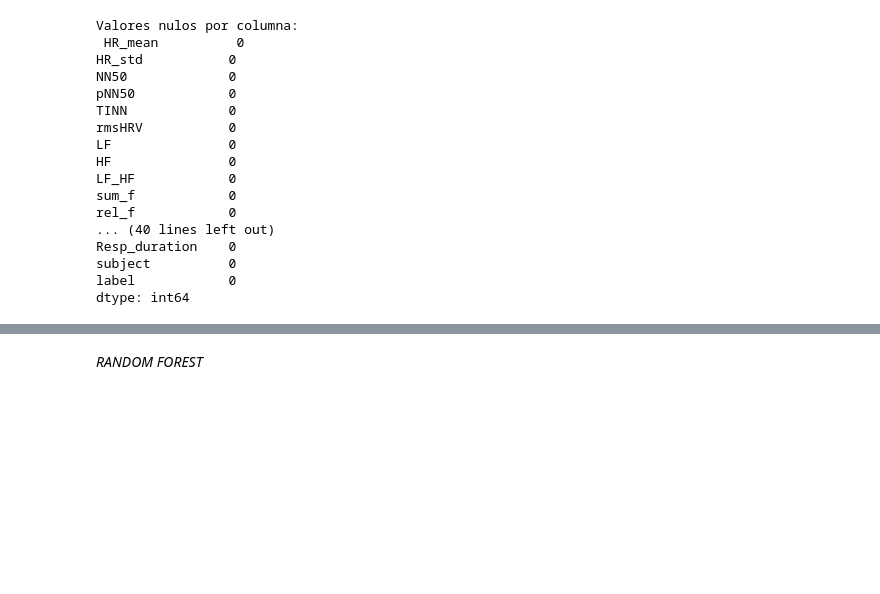
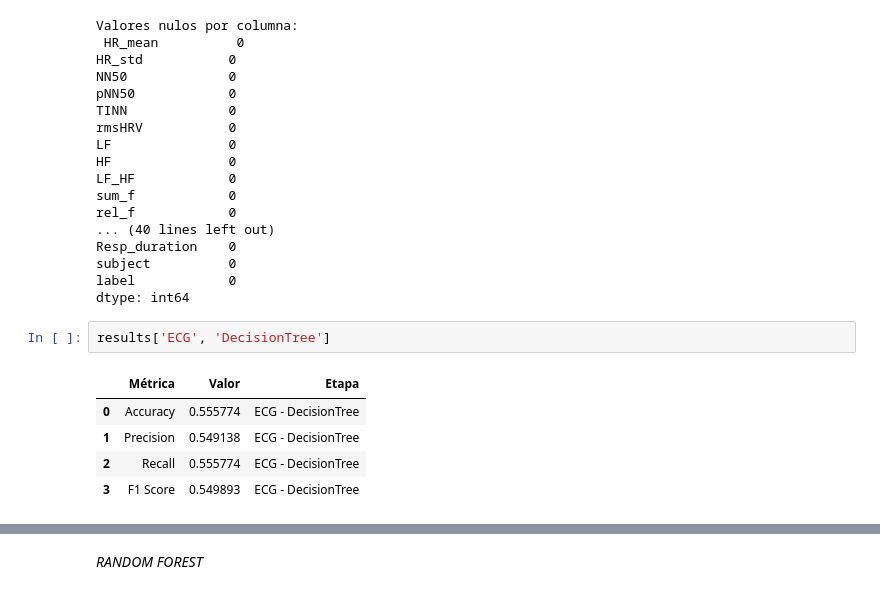
Before and after one commit to GusGus27/WESAD_tests, a Jupyter notebook: Train_Evaluate_Gus copy 2.ipynb, the cells around one changed output, grey strips where cells are left out. Drawn from its saved outputs; the diff is of its cells as text; blank space fills up the shorter version.

```diff
--- a/Train_Evaluate_Gus copy 2.ipynb
+++ b/Train_Evaluate_Gus copy 2.ipynb
@@ -138,6 +149,14 @@ Resp_duration    0
 subject          0
 label            0
 dtype: int64
+# %%
+results['ECG', 'DecisionTree']
+# %% [output]
+|  | Métrica | Valor | Etapa |
+| 0 | Accuracy | 0.555774 | ECG - DecisionTree |
+| 1 | Precision | 0.549138 | ECG - DecisionTree |
+| 2 | Recall | 0.555774 | ECG - DecisionTree |
+| 3 | F1 Score | 0.549893 | ECG - DecisionTree |
 # %%
 # Entrenamiento por cada tipo de señal
 for signal, features in tqdm(SIGNAL_CATEGORIES.items(), desc="Training by signal"):
```
Also changed, not shown: parts of 5 cells of this notebook.
